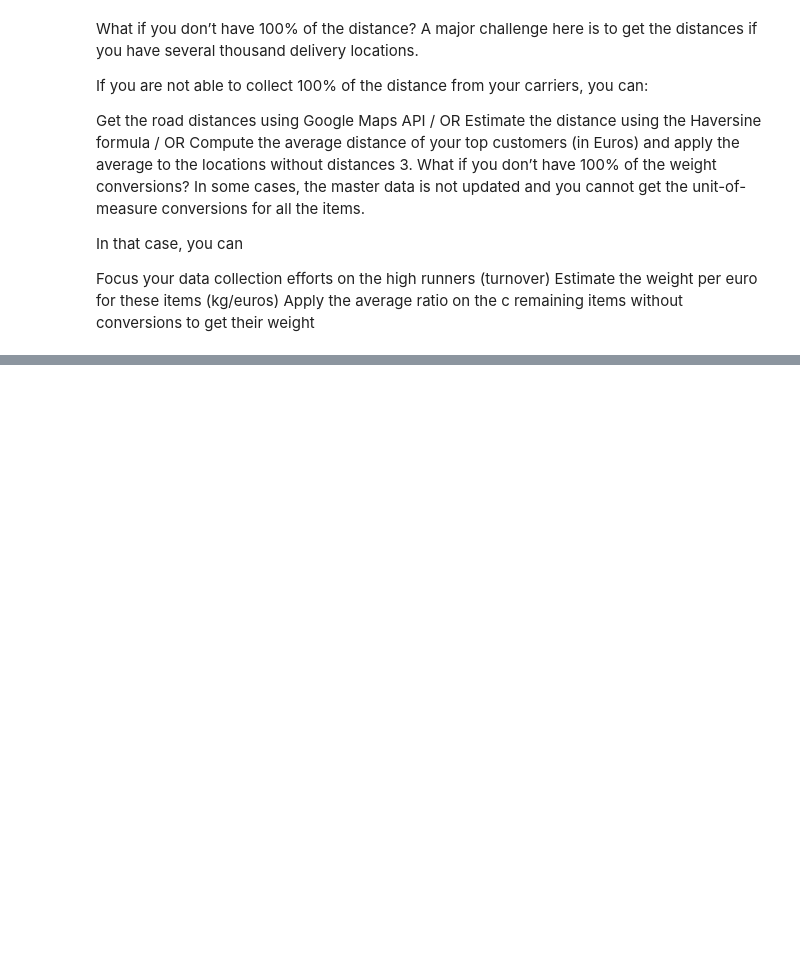
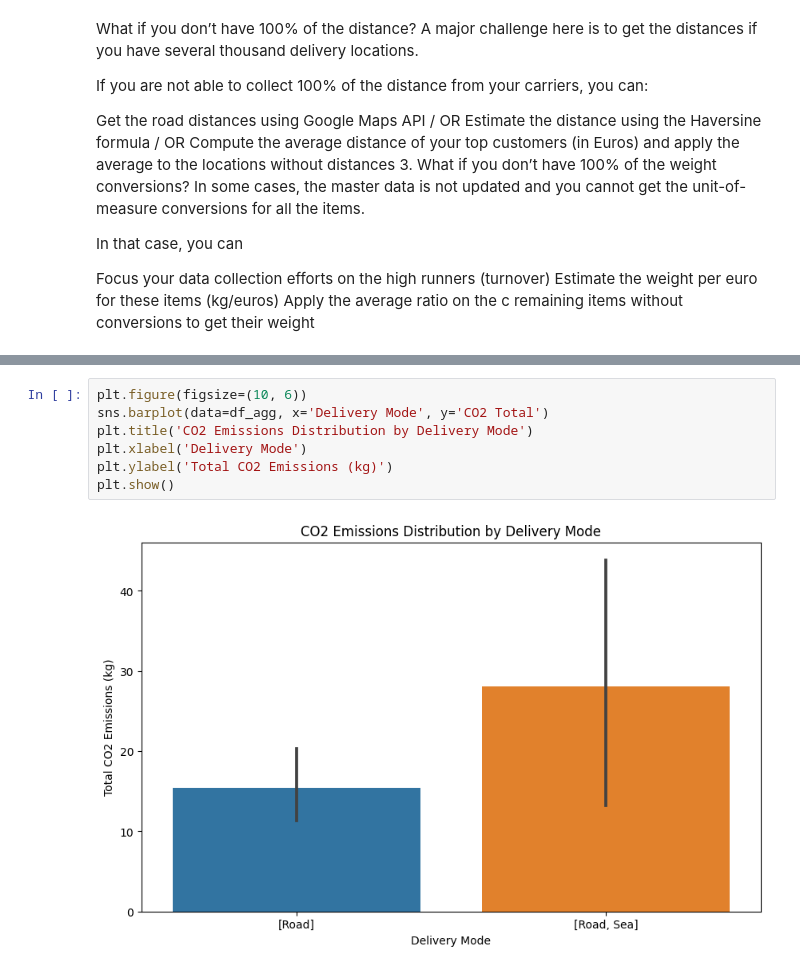
Before and after one commit to KaylumCassidy/SCMCA2, a Jupyter notebook: SCMCA2_1.ipynb, the cells around one changed output, grey strips where cells are left out. Saved outputs shown, nothing was run; the diff lists cells and outputs as text; blank space fills up the shorter version.

```diff
--- a/SCMCA2_1.ipynb
+++ b/SCMCA2_1.ipynb
@@ -334,0 +349,9 @@ Apply the average ratio on the c remaining items without conversions to get thei
+# %%
+plt.figure(figsize=(10, 6))
+sns.barplot(data=df_agg, x='Delivery Mode', y='CO2 Total')
+plt.title('CO2 Emissions Distribution by Delivery Mode')
+plt.xlabel('Delivery Mode')
+plt.ylabel('Total CO2 Emissions (kg)')
+plt.show()
+# %% [output]
+[figure, added]
```
Also changed, not shown: parts of 3 cells of this notebook.
